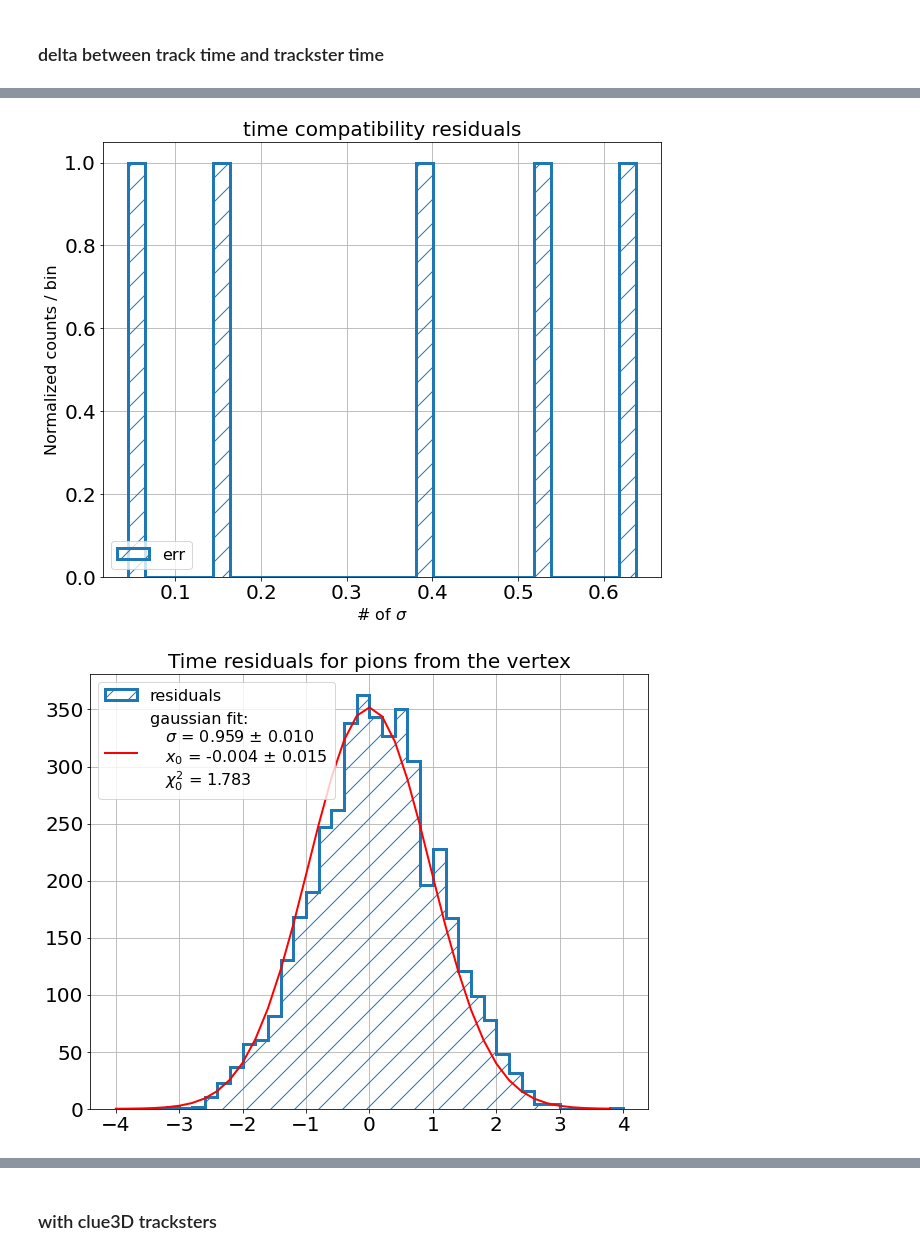
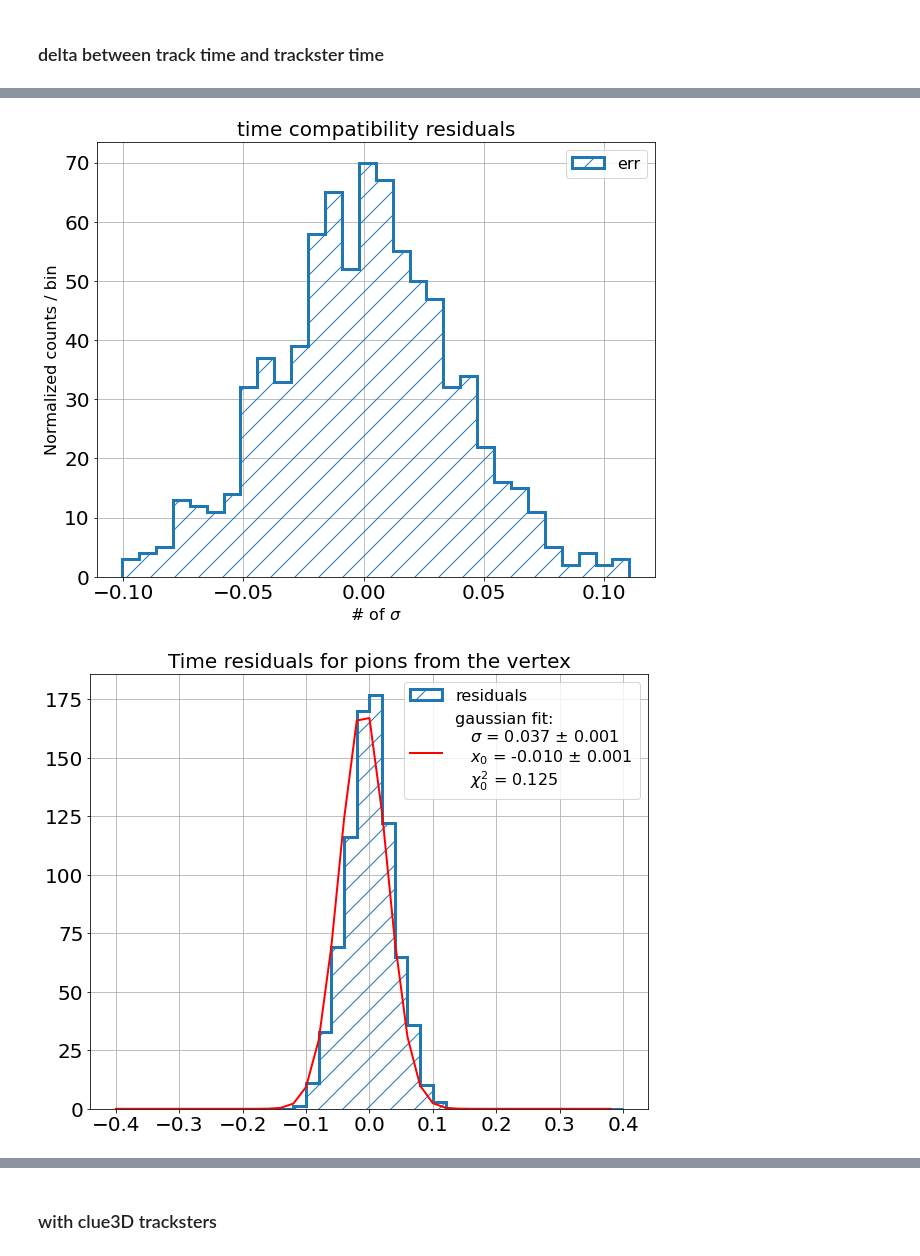
Before and after one commit to AuroraPerego/Timing, a Jupyter notebook: TimingPlot_track_linking.ipynb, the cells around one changed output, grey strips where cells are left out. Drawn from its saved outputs; the diff is of its cells as text; code cells hidden in the pictures.

```diff
--- a/TimingPlot_track_linking.ipynb
+++ b/TimingPlot_track_linking.ipynb
@@ -46,6 +70,6 @@ os.listdir('new_root_files')
 # %%
 #filename = 'root_files/histo_SinglePi_3LC.root'
-name = 'test3'
+name = 'histo_Pi_pt50_eta2'
 # filename = '/eos/user/a/aperego/cmssw/track_linking/20888.0_SinglePiPt25Eta1p7_2p7+2026D88/'+name+'.root'
 # filename = '/eos/user/a/aperego/SampleProduction/ParticleGunPionPU0_newTimeCompat/histo/'+name+'.root'
 filename = 'new_root_files/'+name+'.root'
@@ -189,27 +191,26 @@ plt.ylabel("Normalized counts / bin")
 plt.legend()
 plt.show()
 # %% [output]
-[figure, old version]
+[figure, new version]
 # %%
-from isolation import *
-LIM=4
+LIM=0.4
 bins=40
 hist, nbins = np.histogram(res, bins=bins, range=(-LIM,LIM))
 errors = [np.sqrt(oh+1) for oh in hist]
 init_parameters = [40,0,0.04]
 cost_func = cost.LeastSquares(nbins[:-1], hist, errors, model)
 min_obj = Minuit(cost_func, *init_parameters)
 result = min_obj.migrad()
 chi2 = min_obj.fval/(len(nbins[:-1])-3)
 result
 plt.figure(figsize=(10,8))
 plt.hist(res,   bins=bins, histtype="step", linewidth=3, label="residuals", hatch="/", range=(-LIM,LIM))
 y = model(nbins[:-1], *result.values)
 plt.plot(nbins[:-1], y, label=f'gaussian fit:\n   $\sigma$ = {result.values[2]:.3f} $\pm$ {result.errors[2]:.3f}\n   $x_0$ = {result.values[1]:.3f} $\pm$ {result.errors[1]:.3f} \n   $\chi^2_0$ = {chi2:.3f}',
          color="red", linewidth=2)
 plt.legend()
 plt.title("Time residuals for pions from the vertex")
 plt.grid()
 # %% [output]
-[figure, old version]
+[figure, new version]
 # %%
```
Also changed, not shown: parts of 14 cells of this notebook, 4 other files.
